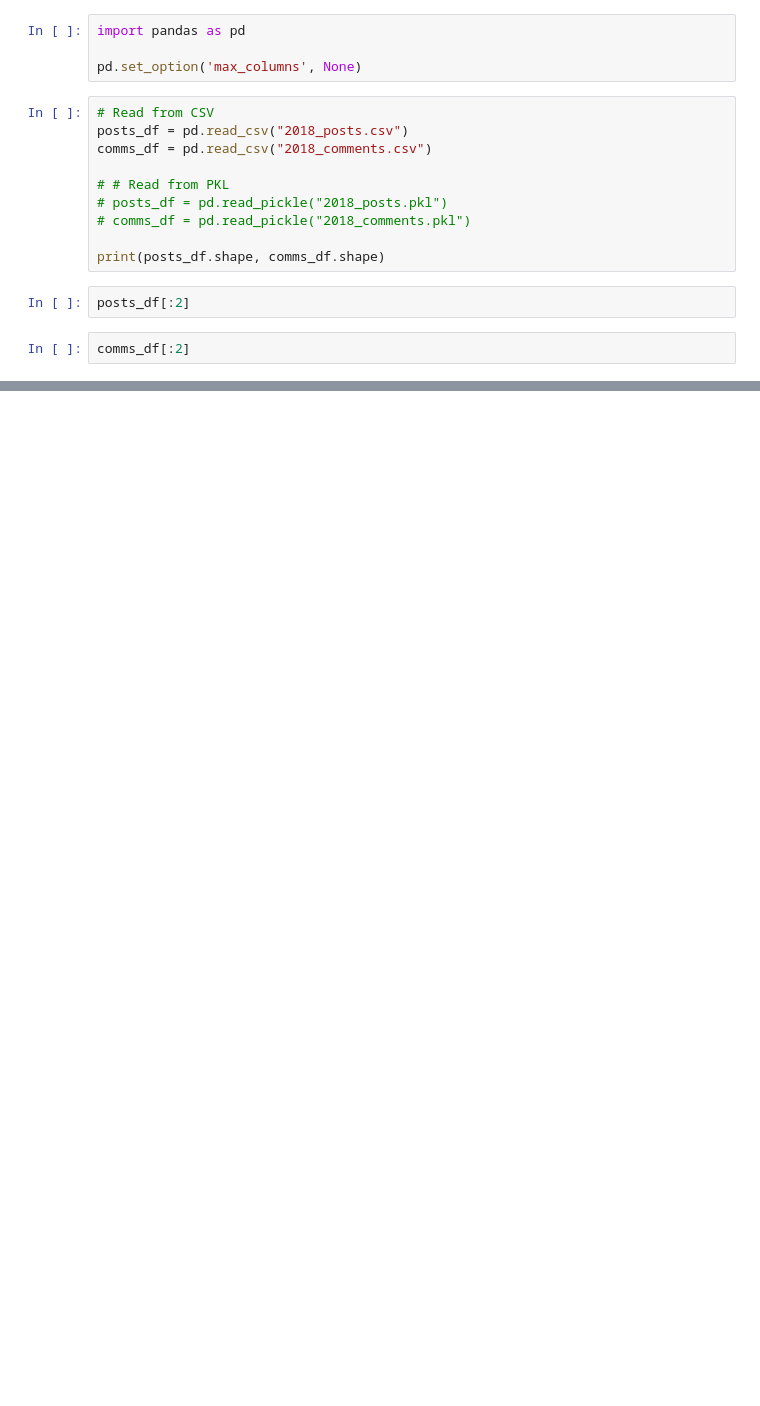
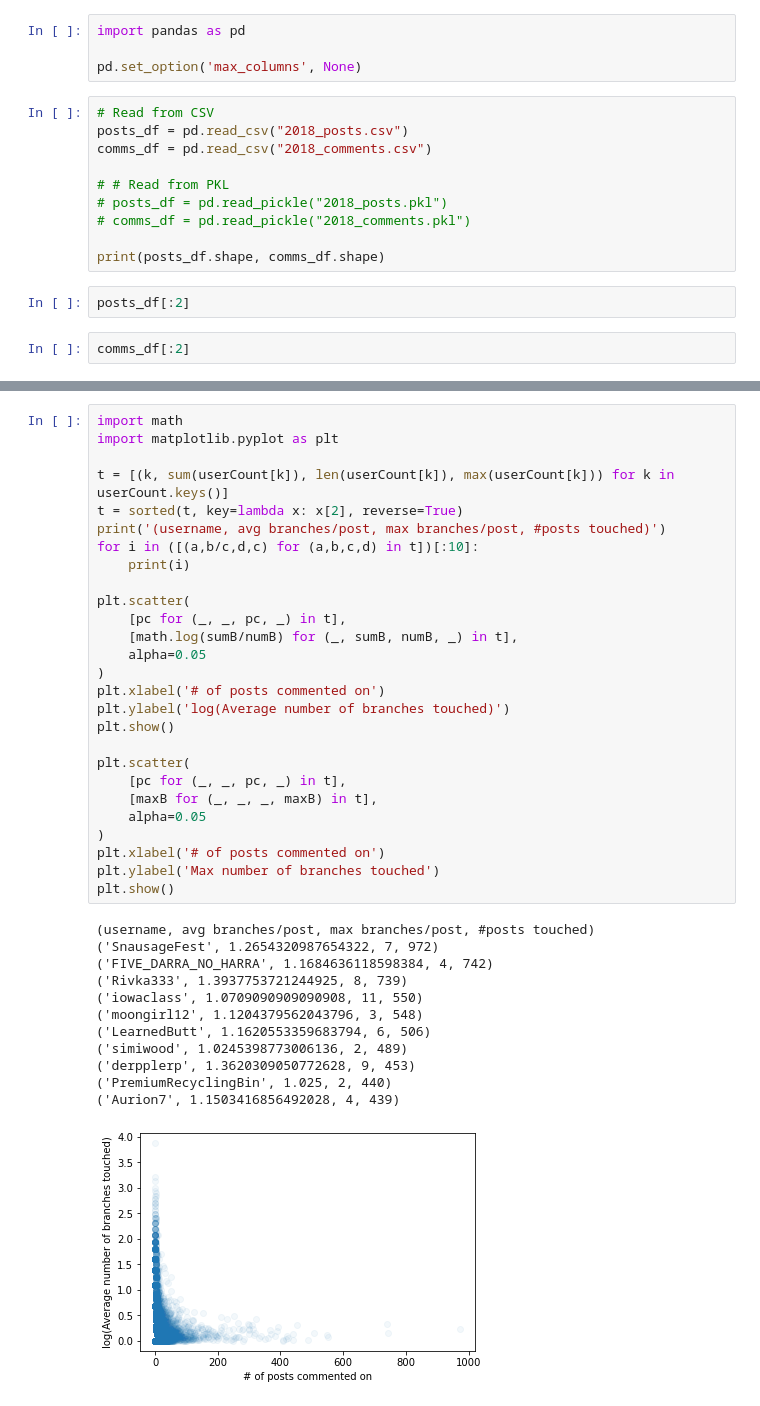
Before and after one commit to cephcyn/cornell_cs6742_a2, a Jupyter notebook: 01_metric_feasibility.ipynb, the cells around one changed output, grey strips where cells are left out. Saved outputs shown, nothing was run; the diff lists cells and outputs as text; blank space fills up the shorter version.

```diff
--- a/01_metric_feasibility.ipynb
+++ b/01_metric_feasibility.ipynb
@@ -56,0 +244,40 @@ print(gAll[postID]['user_responders'])
+# %%
+import math
+import matplotlib.pyplot as plt
+
+t = [(k, sum(userCount[k]), len(userCount[k]), max(userCount[k])) for k in userCount.keys()]
+t = sorted(t, key=lambda x: x[2], reverse=True)
+print('(username, avg branches/post, max branches/post, #posts touched)')
+for i in ([(a,b/c,d,c) for (a,b,c,d) in t])[:10]:
+    print(i)
+
+plt.scatter(
+    [pc for (_, _, pc, _) in t],
+    [math.log(sumB/numB) for (_, sumB, numB, _) in t],
+    alpha=0.05
+)
+plt.xlabel('# of posts commented on')
+plt.ylabel('log(Average number of branches touched)')
+plt.show()
+
+plt.scatter(
+    [pc for (_, _, pc, _) in t],
+    [maxB for (_, _, _, maxB) in t],
+    alpha=0.05
+)
+plt.xlabel('# of posts commented on')
+plt.ylabel('Max number of branches touched')
+plt.show()
+# %% [output]
+(username, avg branches/post, max branches/post, #posts touched)
+('SnausageFest', 1.2654320987654322, 7, 972)
+('FIVE_DARRA_NO_HARRA', 1.1684636118598384, 4, 742)
+('Rivka333', 1.3937753721244925, 8, 739)
+('iowaclass', 1.0709090909090908, 11, 550)
+('moongirl12', 1.1204379562043796, 3, 548)
+('LearnedButt', 1.1620553359683794, 6, 506)
+('simiwood', 1.0245398773006136, 2, 489)
+('derpplerp', 1.3620309050772628, 9, 453)
+('PremiumRecyclingBin', 1.025, 2, 440)
+('Aurion7', 1.1503416856492028, 4, 439)
+[figure, added]
```
Also changed, not shown: parts of 10 cells of this notebook.
